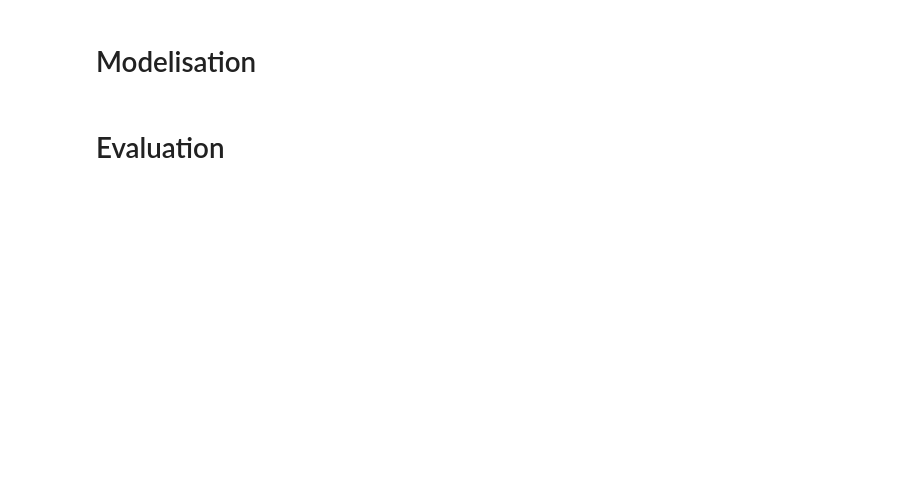
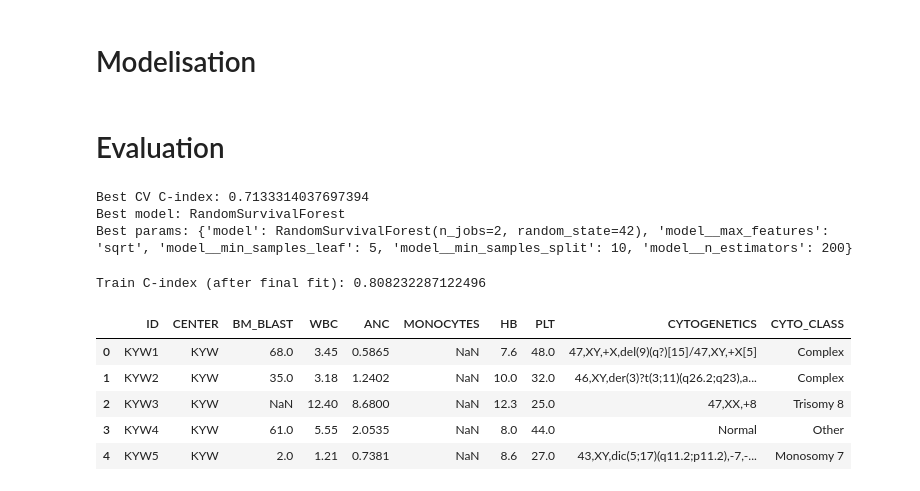
Before and after one commit to Amy1510/leukemia-survival-prediction, a Jupyter notebook: qrt_project.ipynb, the cells around one changed output. Drawn from its saved outputs; the diff is of its cells as text; code cells hidden in the pictures; blank space fills up the shorter version.

```diff
--- a/qrt_project.ipynb
+++ b/qrt_project.ipynb
@@ -968,2 +1033,61 @@ plt.show()
 # %% [markdown]
 # Evaluation
+# %%
+from sklearn.model_selection import GridSearchCV, KFold
+from sksurv.metrics import concordance_index_censored
+
+pipe = Pipeline([("prep", preprocess), ("model", CoxPHSurvivalAnalysis())])
+
+
+def cindex_scorer(estimator, X, y):
+    pred = estimator.predict(X)
+    return concordance_index_censored(y["event"], y["time"], pred)[0]
+
+
+cv = KFold(n_splits=5, shuffle=True, random_state=42)
+
+param_grid = [
+    {"model": [CoxPHSurvivalAnalysis()], "model__alpha": [1e-4, 1e-3, 1e-2]},
+    {
+        "model": [RandomSurvivalForest(random_state=42, n_jobs=2)],
+        "model__n_estimators": [200],
+        "model__min_samples_leaf": [5, 10],
+        "model__min_samples_split": [10],
+        "model__max_features": ["sqrt"],
+    },
+]
+
+gs = GridSearchCV(pipe, param_grid=param_grid, scoring=cindex_scorer, cv=cv, n_jobs=2)
+gs.fit(X, y)
+
+print("Best CV C-index:", gs.best_score_)
+print("Best model:", type(gs.best_estimator_.named_steps["model"]).__name__)
+print("Best params:", gs.best_params_)
+best_pipe = gs.best_estimator_
+# %% [output]
+Best CV C-index: 0.7133314037697394
+Best model: RandomSurvivalForest
+Best params: {'model': RandomSurvivalForest(n_jobs=2, random_state=42), 'model__max_features': 'sqrt', 'model__min_samples_leaf': 5, 'model__min_samples_split': 10, 'model__n_estimators': 200}
+# %%
+# Final fitting with the best model
+best_pipe.fit(X, y)
+risk_train = best_pipe.predict(X)
+
+c_train = concordance_index_censored(y["event"], y["time"], risk_train)[0]
+print("Train C-index (after final fit):", c_train)
+# %% [output]
+Train C-index (after final fit): 0.808232287122496
+# %%
+df_test = pd.read_csv("X_test/clinical_test.csv")
+df_test["CYTO_CLASS"] = df_test["CYTOGENETICS"].apply(cytogenetic_group)
+
+X_test = df_test[num_cols + ["CENTER", "CYTO_CLASS"]].copy()
+# %%
+df_test.head()
+# %% [output]
+|  | ID | CENTER | BM_BLAST | WBC | ANC | MONOCYTES | HB | PLT | CYTOGENETICS | CYTO_CLASS |
+| 0 | KYW1 | KYW | 68.0 | 3.45 | 0.5865 | NaN | 7.6 | 48.0 | 47,XY,+X,del(9)(q?)[15]/47,XY,+X[5] | Complex |
+| 1 | KYW2 | KYW | 35.0 | 3.18 | 1.2402 | NaN | 10.0 | 32.0 | 46,XY,der(3)?t(3;11)(q26.2;q23),a... | Complex |
+| 2 | KYW3 | KYW | NaN | 12.40 | 8.6800 | NaN | 12.3 | 25.0 | 47,XX,+8 | Trisomy 8 |
+| 3 | KYW4 | KYW | 61.0 | 5.55 | 2.0535 | NaN | 8.0 | 44.0 | Normal | Other |
+| 4 | KYW5 | KYW | 2.0 | 1.21 | 0.7381 | NaN | 8.6 | 27.0 | 43,XY,dic(5;17)(q11.2;p11.2),-7,-... | Monosomy 7 |
```
Also changed, not shown: parts of 32 cells of this notebook.
